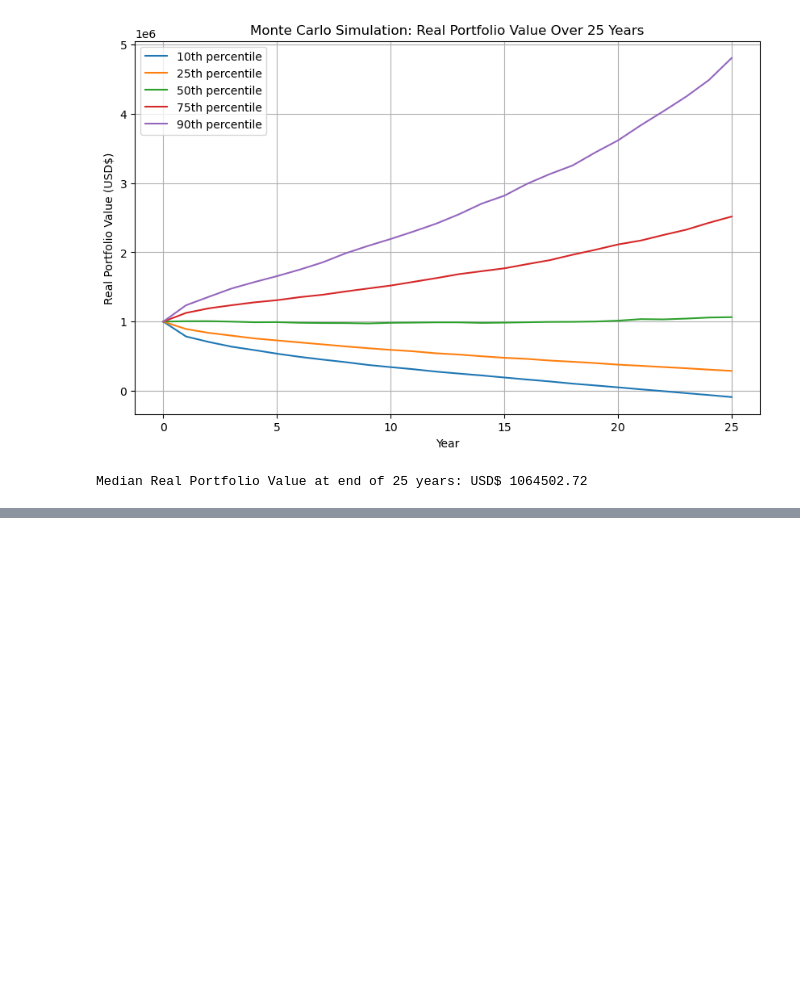
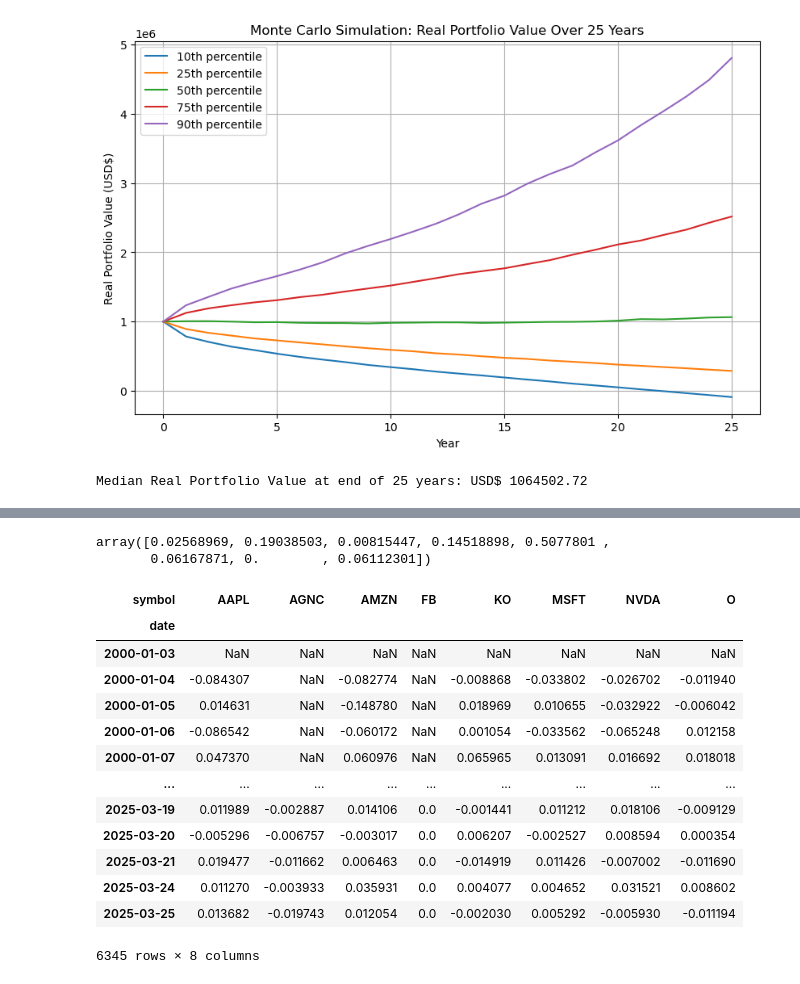
Before and after one commit to francisc112/APPLIED_FINANCE_ANALYTICS, a Jupyter notebook: ASSET_ALLOCATION/Principles_Asset_Allocation.ipynb, the cells around one changed output, grey strips where cells are left out. Cells and saved outputs as stored; diff of their text form; code cells hidden in the pictures; blank space fills up the shorter version.

```diff
--- a/ASSET_ALLOCATION/Principles_Asset_Allocation.ipynb
+++ b/ASSET_ALLOCATION/Principles_Asset_Allocation.ipynb
@@ -164,0 +191,23 @@ Median Real Portfolio Value at end of 25 years: USD$ 1064502.72
+# %%
+port_stats = Portfolio_Stats()
+port_stats.gmv(cov_matrix)
+# %% [output]
+array([0.02568969, 0.19038503, 0.00815447, 0.14518898, 0.5077801 ,
+       0.06167871, 0.        , 0.06112301])
+# %%
+rets
+# %% [output]
+| symbol | AAPL | AGNC | AMZN | FB | KO | MSFT | NVDA | O |
+| date |  |  |  |  |  |  |  |  |
+| 2000-01-03 | NaN | NaN | NaN | NaN | NaN | NaN | NaN | NaN |
+| 2000-01-04 | -0.084307 | NaN | -0.082774 | NaN | -0.008868 | -0.033802 | -0.026702 | -0.011940 |
+| 2000-01-05 | 0.014631 | NaN | -0.148780 | NaN | 0.018969 | 0.010655 | -0.032922 | -0.006042 |
+| 2000-01-06 | -0.086542 | NaN | -0.060172 | NaN | 0.001054 | -0.033562 | -0.065248 | 0.012158 |
+| 2000-01-07 | 0.047370 | NaN | 0.060976 | NaN | 0.065965 | 0.013091 | 0.016692 | 0.018018 |
+| ... | ... | ... | ... | ... | ... | ... | ... | ... |
+| 2025-03-19 | 0.011989 | -0.002887 | 0.014106 | 0.0 | -0.001441 | 0.011212 | 0.018106 | -0.009129 |
+| 2025-03-20 | -0.005296 | -0.006757 | -0.003017 | 0.0 | 0.006207 | -0.002527 | 0.008594 | 0.000354 |
+| 2025-03-21 | 0.019477 | -0.011662 | 0.006463 | 0.0 | -0.014919 | 0.011426 | -0.007002 | -0.011690 |
+| 2025-03-24 | 0.011270 | -0.003933 | 0.035931 | 0.0 | 0.004077 | 0.004652 | 0.031521 | 0.008602 |
+| 2025-03-25 | 0.013682 | -0.019743 | 0.012054 | 0.0 | -0.002030 | 0.005292 | -0.005930 | -0.011194 |
+6345 rows × 8 columns
```
Also changed, not shown: parts of 9 cells of this notebook, 1 other file.
